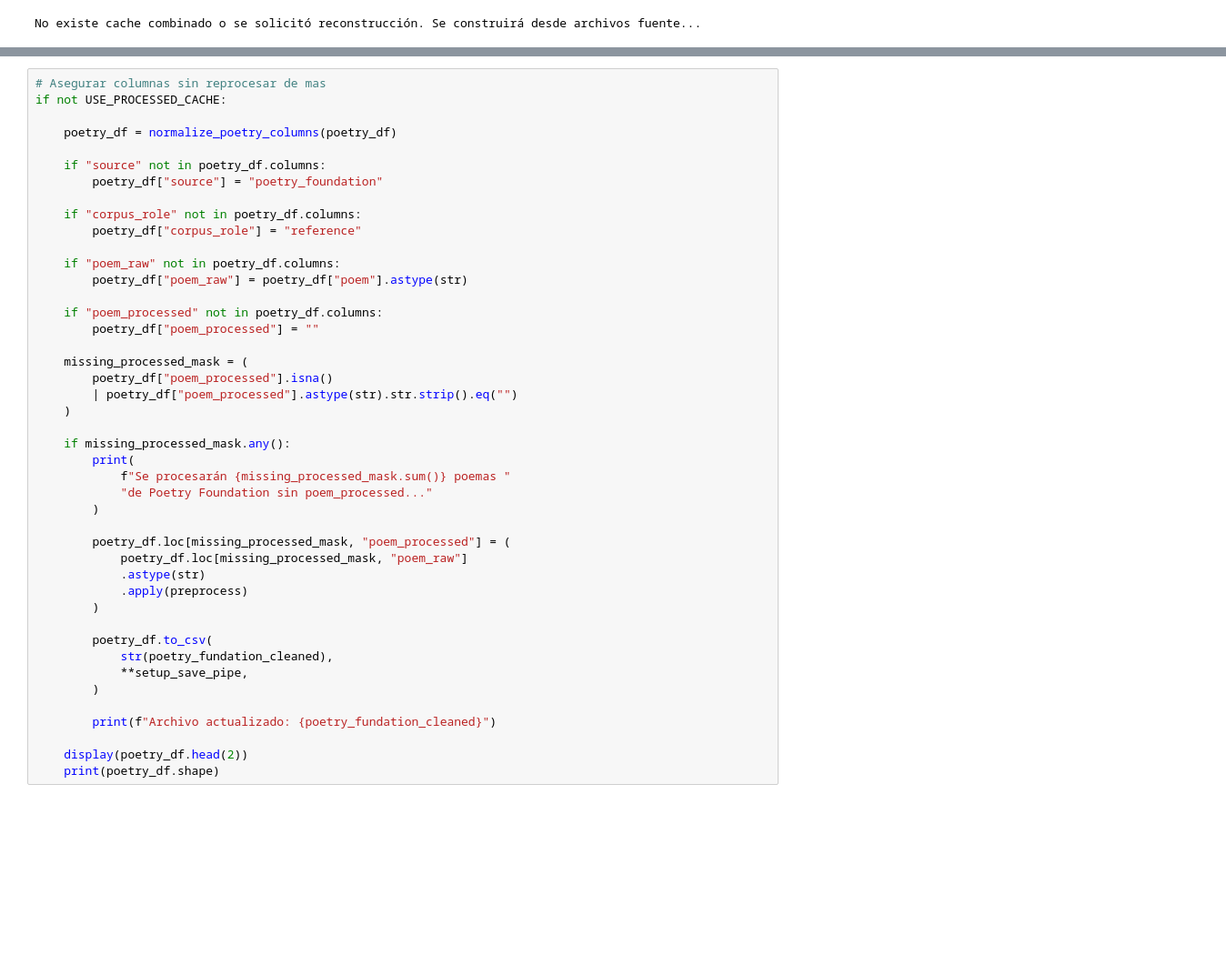
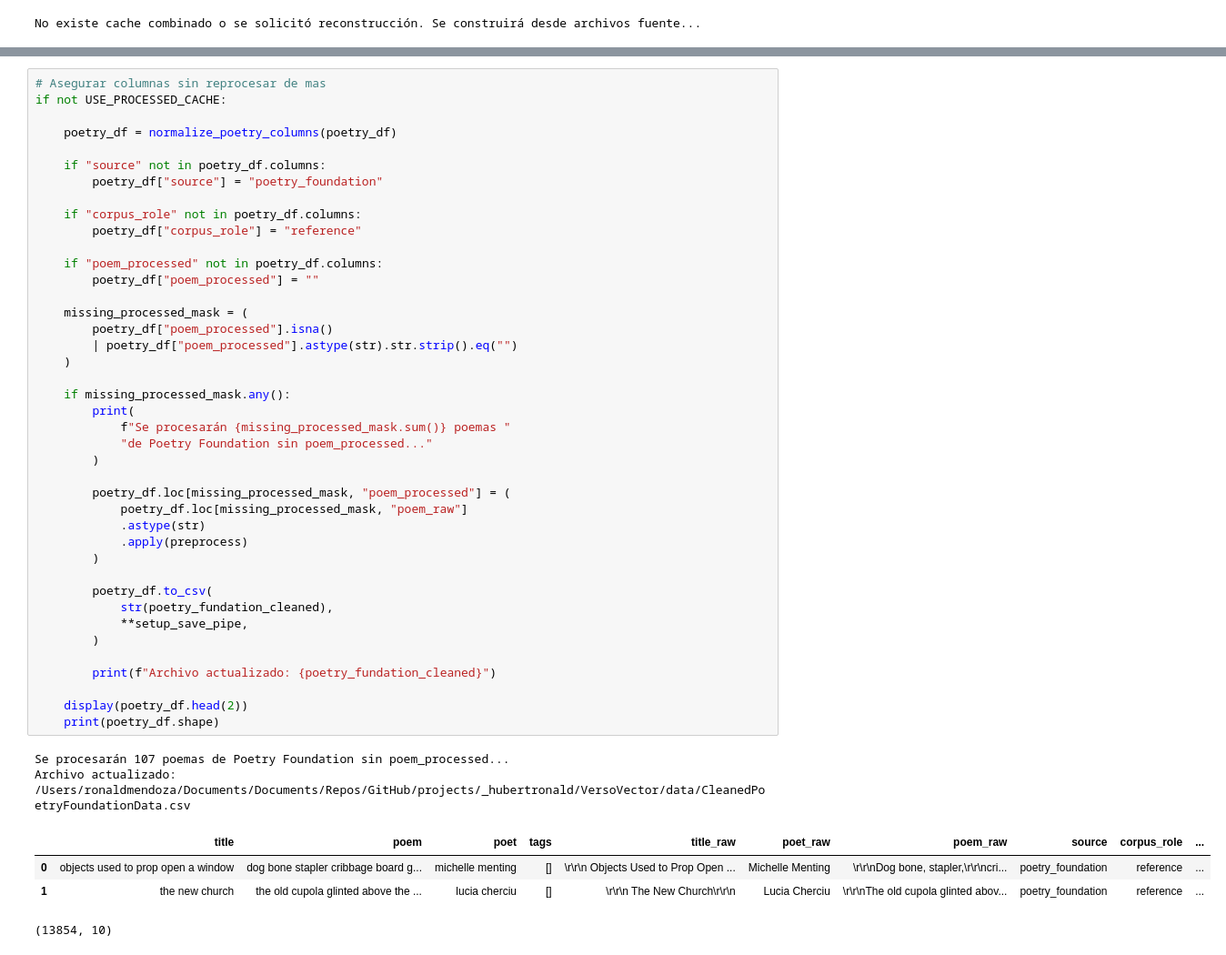
Before and after one commit to HubertRonald/VersoVector, a Jupyter notebook: notebook/01_cleaning_pipeline.ipynb, the cells around one changed output, grey strips where cells are left out. Shown at 91% size. Drawn from its saved outputs; the diff is of its cells as text; blank space fills up the shorter version.

```diff
--- a/notebook/01_cleaning_pipeline.ipynb
+++ b/notebook/01_cleaning_pipeline.ipynb
@@ -215,39 +214,43 @@ if not USE_PROCESSED_CACHE:
 
     if "corpus_role" not in poetry_df.columns:
         poetry_df["corpus_role"] = "reference"
-
-    if "poem_raw" not in poetry_df.columns:
-        poetry_df["poem_raw"] = poetry_df["poem"].astype(str)
 
     if "poem_processed" not in poetry_df.columns:
         poetry_df["poem_processed"] = ""
 
     missing_processed_mask = (
         poetry_df["poem_processed"].isna()
         | poetry_df["poem_processed"].astype(str).str.strip().eq("")
     )
 
     if missing_processed_mask.any():
         print(
             f"Se procesarán {missing_processed_mask.sum()} poemas "
             "de Poetry Foundation sin poem_processed..."
         )
 
         poetry_df.loc[missing_processed_mask, "poem_processed"] = (
             poetry_df.loc[missing_processed_mask, "poem_raw"]
             .astype(str)
             .apply(preprocess)
         )
 
         poetry_df.to_csv(
             str(poetry_fundation_cleaned),
             **setup_save_pipe,
         )
 
         print(f"Archivo actualizado: {poetry_fundation_cleaned}")
 
     display(poetry_df.head(2))
     print(poetry_df.shape)
+# %% [output]
+Se procesarán 107 poemas de Poetry Foundation sin poem_processed...
+Archivo actualizado: /Users/ronaldmendoza/Documents/Documents/Repos/GitHub/projects/_hubertronald/VersoVector/data/CleanedPoetryFoundationData.csv
+|  | title | poem | poet | tags | title_raw | poet_raw | poem_raw | source | corpus_role | ... |
+| 0 | objects used to prop open a window | dog bone stapler cribbage board g... | michelle menting | [] | \r\r\n Objects Used to Prop Open ... | Michelle Menting | \r\r\nDog bone, stapler,\r\r\ncri... | poetry_foundation | reference | ... |
+| 1 | the new church | the old cupola glinted above the ... | lucia cherciu | [] | \r\r\n The New Church\r\r\n | Lucia Cherciu | \r\r\nThe old cupola glinted abov... | poetry_foundation | reference | ... |
+(13854, 10)
 # %%
 # Cargar poetas externos de forma general
 if not USE_PROCESSED_CACHE:
```
Also changed, not shown: parts of 3 cells of this notebook, 2 other files.
